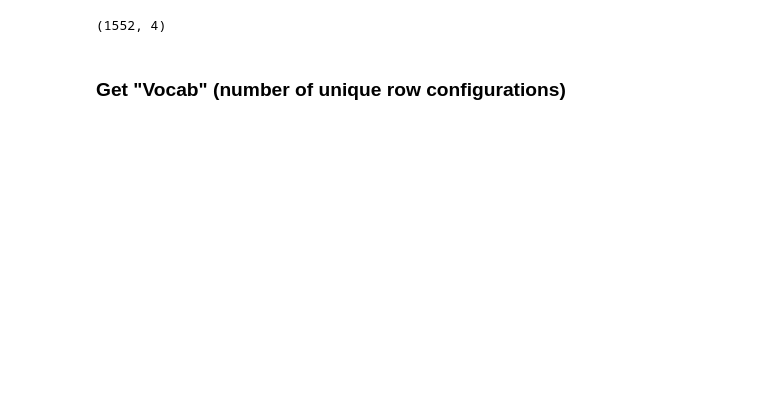
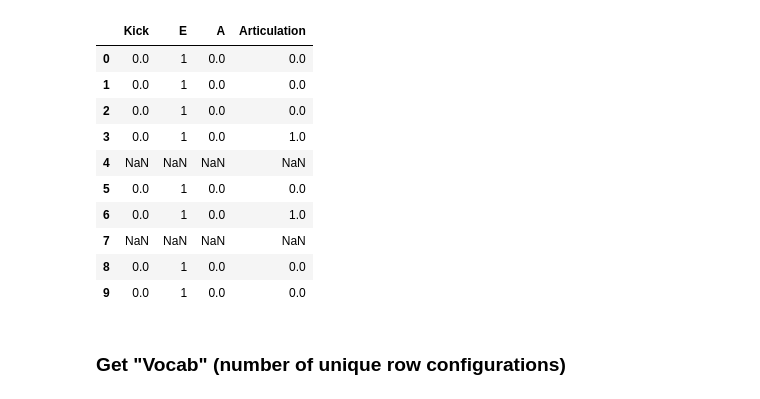
Before and after one commit to rayheberer/brAIkdown, a Jupyter notebook: Model_Kick_Guitar_Only.ipynb, the cells around one changed output. Saved outputs shown, nothing was run; the diff lists cells and outputs as text; code cells hidden in the pictures; blank space fills up the shorter version.

```diff
--- a/Model_Kick_Guitar_Only.ipynb
+++ b/Model_Kick_Guitar_Only.ipynb
@@ -2,15 +2,25 @@
 import numpy as np
 import pandas as pd
 # %%
-breakdowns = pd.read_csv('desolationofeden_kickguitar.csv')
+breakdowns = pd.read_csv('desolationofeden_guitarkick.csv')
 # %%
 breakdowns.drop(breakdowns.columns[[0, 1]], axis=1, inplace=True)
+# %%
+breakdowns.head(10)
+# %% [output]
+|  | Kick | E | A | Articulation |
+| 0 | 0.0 | 1 | 0.0 | 0.0 |
+| 1 | 0.0 | 1 | 0.0 | 0.0 |
+| 2 | 0.0 | 1 | 0.0 | 0.0 |
+| 3 | 0.0 | 1 | 0.0 | 1.0 |
+| 4 | NaN | NaN | NaN | NaN |
+| 5 | 0.0 | 1 | 0.0 | 0.0 |
+| 6 | 0.0 | 1 | 0.0 | 1.0 |
+| 7 | NaN | NaN | NaN | NaN |
+| 8 | 0.0 | 1 | 0.0 | 0.0 |
+| 9 | 0.0 | 1 | 0.0 | 0.0 |
 # %%
 X = breakdowns.fillna(-1)
-# %%
-X.shape
-# %% [output]
-(1552, 4)
 # %% [markdown]
 ### Get "Vocab" (number of unique row configurations)
 # %%
```
Also changed, not shown: parts of 8 cells of this notebook, 6 other files.
